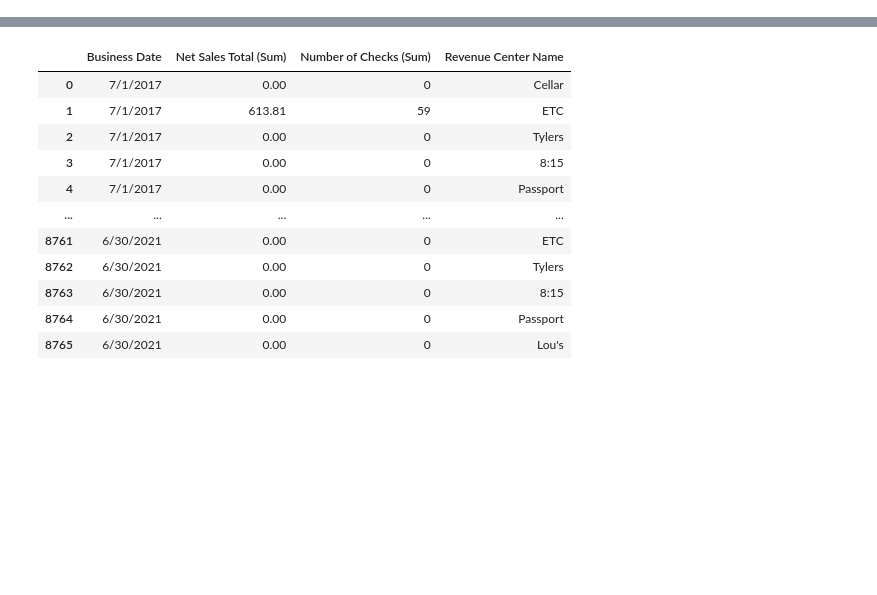
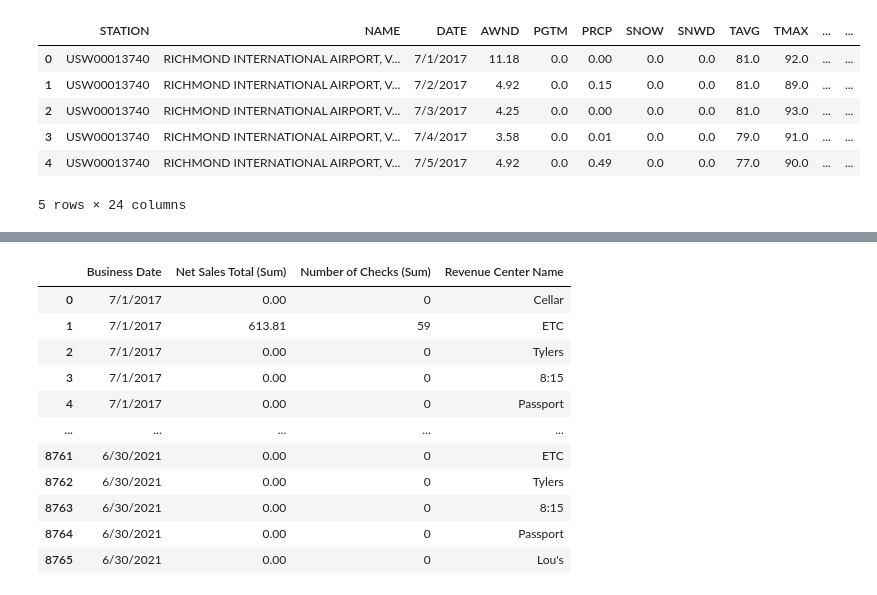
Before and after one commit to eclevela-1234/Business-Metrics, a Jupyter notebook: static/python/Project_Data_Munging.ipynb, the cells around one changed output, grey strips where cells are left out. Saved outputs shown, nothing was run; the diff lists cells and outputs as text; code cells hidden in the pictures; blank space fills up the shorter version.

```diff
--- a/static/python/Project_Data_Munging.ipynb
+++ b/static/python/Project_Data_Munging.ipynb
@@ -4,0 +8,14 @@ import matplotlib.pyplot as plt
+# %%
+# Fill NANs with 0
+weatherDF = weatherDF.fillna(0)
+#Drop Deleted data rows
+weatherDF = weatherDF.drop(weatherDF.index[1461:1513])
+weatherDF.head()
+# %% [output]
+|  | STATION | NAME | DATE | AWND | PGTM | PRCP | SNOW | SNWD | TAVG | TMAX | ... | ... |
+| 0 | USW00013740 | RICHMOND INTERNATIONAL AIRPORT, V... | 7/1/2017 | 11.18 | 0.0 | 0.00 | 0.0 | 0.0 | 81.0 | 92.0 | ... | ... |
+| 1 | USW00013740 | RICHMOND INTERNATIONAL AIRPORT, V... | 7/2/2017 | 4.92 | 0.0 | 0.15 | 0.0 | 0.0 | 81.0 | 89.0 | ... | ... |
+| 2 | USW00013740 | RICHMOND INTERNATIONAL AIRPORT, V... | 7/3/2017 | 4.25 | 0.0 | 0.00 | 0.0 | 0.0 | 81.0 | 93.0 | ... | ... |
+| 3 | USW00013740 | RICHMOND INTERNATIONAL AIRPORT, V... | 7/4/2017 | 3.58 | 0.0 | 0.01 | 0.0 | 0.0 | 79.0 | 91.0 | ... | ... |
+| 4 | USW00013740 | RICHMOND INTERNATIONAL AIRPORT, V... | 7/5/2017 | 4.92 | 0.0 | 0.49 | 0.0 | 0.0 | 77.0 | 90.0 | ... | ... |
+5 rows × 24 columns
```
Also changed, not shown: parts of 15 cells of this notebook, 1 other file.
